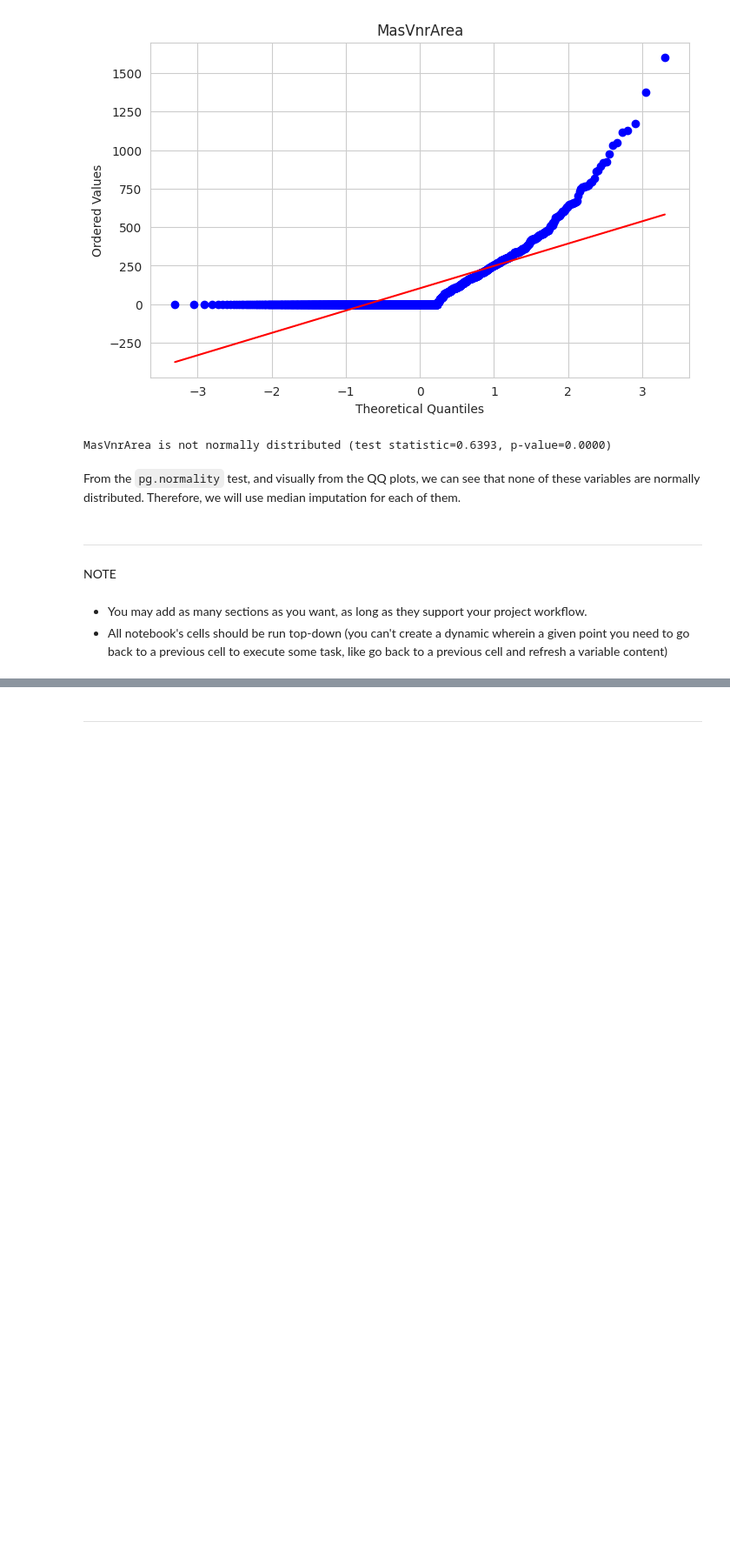
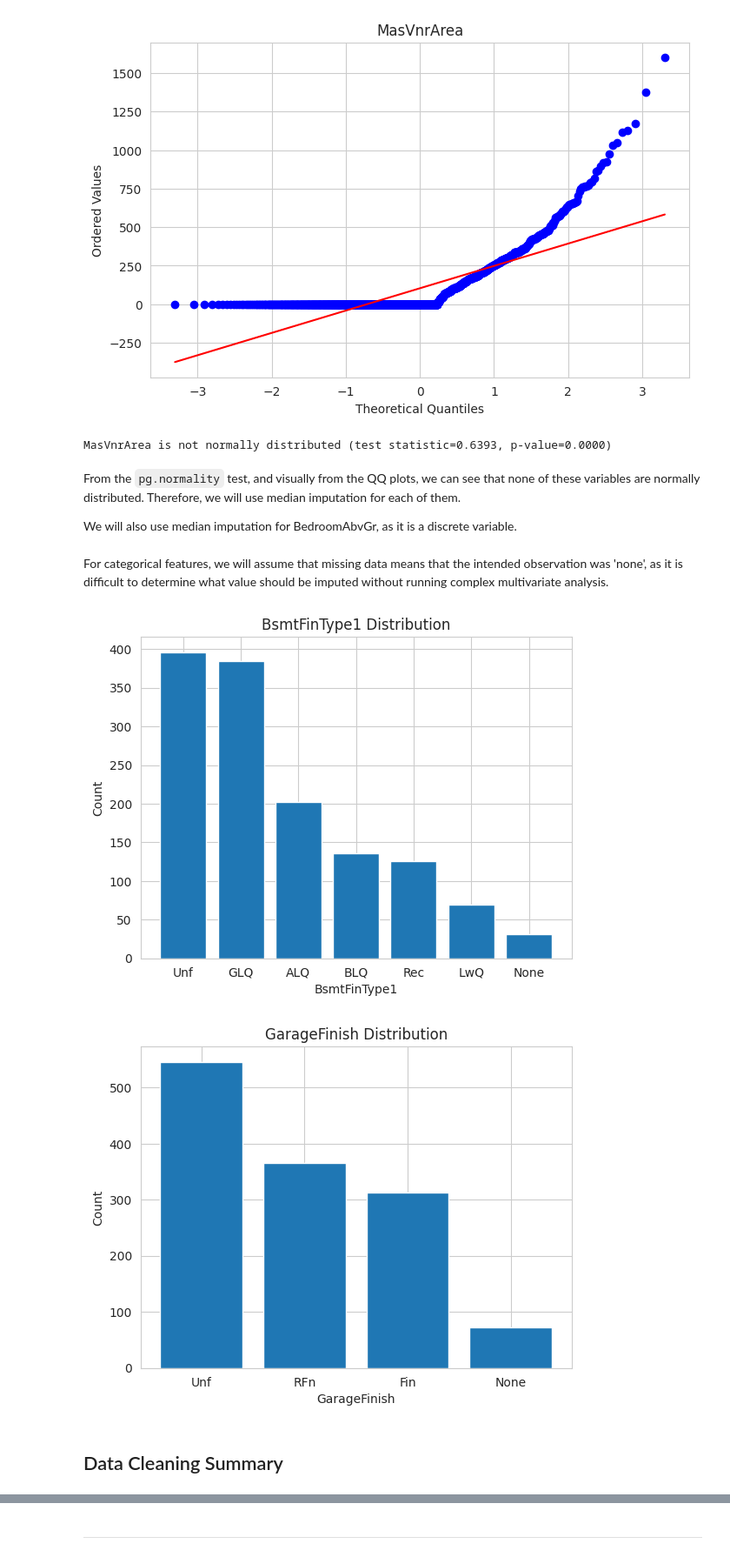
Before and after one commit to ejasquith/heritage-housing-issues, a Jupyter notebook: jupyter_notebooks/02 - Data Cleaning.ipynb, the cells around one changed output, grey strips where cells are left out. Shown at 87% size. Saved outputs shown, nothing was run; the diff lists cells and outputs as text; code cells hidden in the pictures; blank space fills up the shorter version.

Commit message:
Finish data cleaning

```diff
--- a/jupyter_notebooks/02 - Data Cleaning.ipynb
+++ b/jupyter_notebooks/02 - Data Cleaning.ipynb
@@ -204,10 +197,24 @@ LotFrontage is not normally distributed (test statistic=0.8804, p-value=0.0000)
 MasVnrArea is not normally distributed (test statistic=0.6393, p-value=0.0000)
 # %% [markdown]
 From the `pg.normality` test, and visually from the QQ plots, we can see that none of these variables are normally distributed. Therefore, we will use median imputation for each of them.
+
+We will also use median imputation for BedroomAbvGr, as it is a discrete variable.
-# %% [markdown]
----
-# %% [markdown]
-NOTE
-# %% [markdown]
-* You may add as many sections as you want, as long as they support your project workflow.
-* All notebook's cells should be run top-down (you can't create a dynamic wherein a given point you need to go back to a previous cell to execute some task, like go back to a previous cell and refresh a variable content)
+# %% [markdown]
+For categorical features, we will assume that missing data means that the intended observation was 'none', as it is difficult to determine what value should be imputed without running complex multivariate analysis.
+# %%
+cat_cols = list(df.select_dtypes(include=['object']).columns)
+cat_missing_cols = [col for col in cat_cols if df[col].isnull().any()]
+
+for feat in cat_missing_cols:
+    value_counts = df[feat].value_counts()
+    plt.bar(value_counts.index, value_counts.values)
+
+    plt.title(feat + ' Distribution')
+    plt.xlabel(feat)
+    plt.ylabel('Count')
+    plt.show()
+# %% [output]
+[figure, added]
+[figure, added]
+# %% [markdown]
+## Data Cleaning Summary
```
Also changed, not shown: parts of 31 cells of this notebook, 2 other files.
